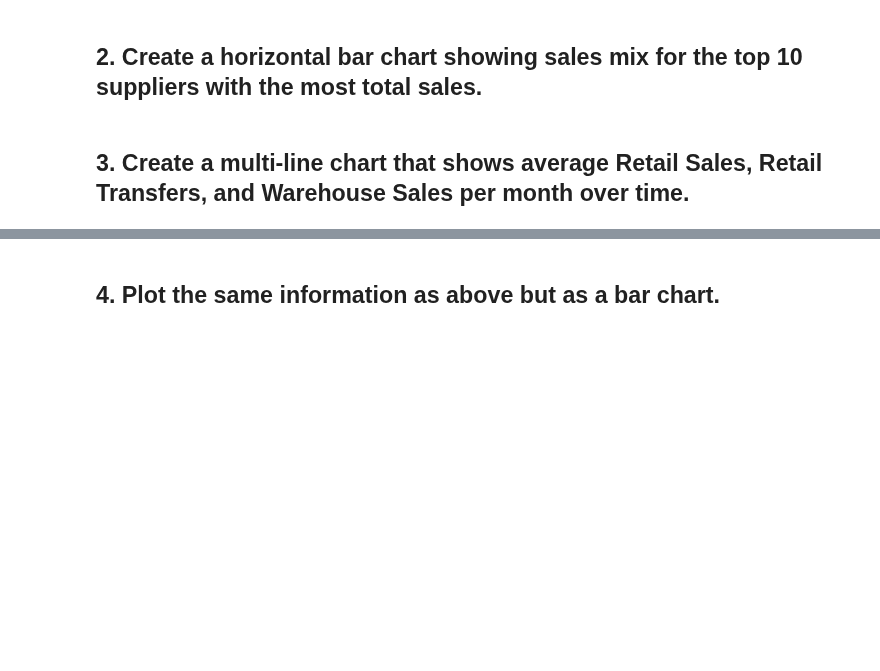
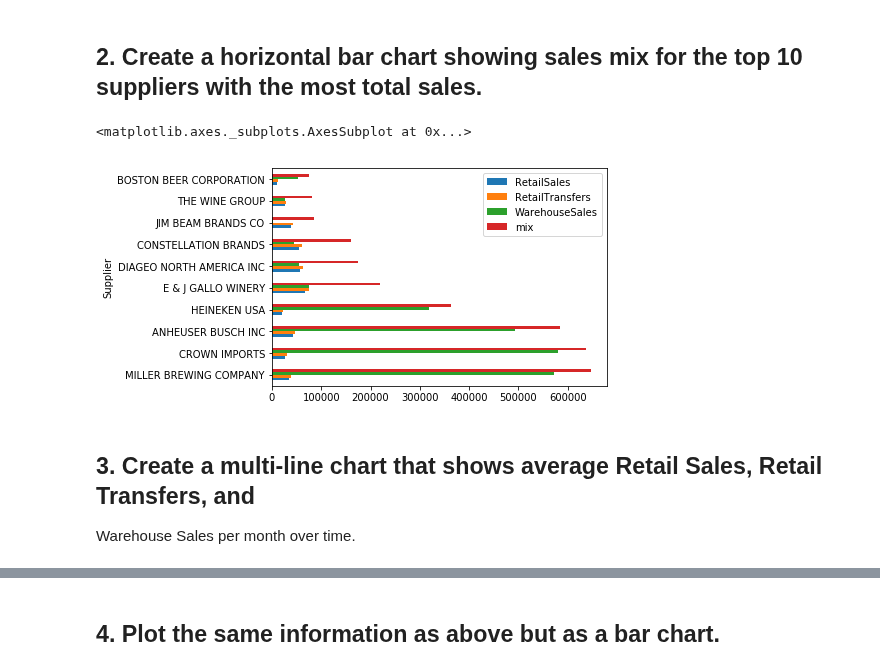
Before and after one commit to davidlafuentem/data-labs, a Jupyter notebook: module-2/lab-plotting-multiple-data-series/your-code/main.ipynb, the cells around one changed output, grey strips where cells are left out. Saved outputs shown, nothing was run; the diff lists cells and outputs as text; code cells hidden in the pictures; blank space fills up the shorter version.

```diff
--- a/module-2/lab-plotting-multiple-data-series/your-code/main.ipynb
+++ b/module-2/lab-plotting-multiple-data-series/your-code/main.ipynb
@@ -42,4 +35,15 @@ data.groupby('ItemType').agg({'RetailSales':sum, 'RetailTransfers':sum, 'Warehou
 # %% [markdown]
 ## 2. Create a horizontal bar chart showing sales mix for the top 10 suppliers with the most total sales.
+# %%
+data_suppliers = data.groupby('Supplier').agg({'RetailSales':sum, 'RetailTransfers':sum, 'WarehouseSales':sum })
+
+data_suppliers['mix'] = data_suppliers['RetailSales']+data_suppliers['RetailTransfers']+data_suppliers['WarehouseSales']
+
+data_suppliers.sort_values(by='mix', ascending=False, inplace=True)
+data_suppliers.head(10).plot(kind='barh')
+# %% [output]
+<matplotlib.axes._subplots.AxesSubplot at 0x...>
+[figure, added]
 # %% [markdown]
-## 3. Create a multi-line chart that shows average Retail Sales, Retail Transfers, and Warehouse Sales per month over time.
+## 3. Create a multi-line chart that shows average Retail Sales, Retail Transfers, and
+Warehouse Sales per month over time.
```
Also changed, not shown: parts of 3 cells of this notebook.
